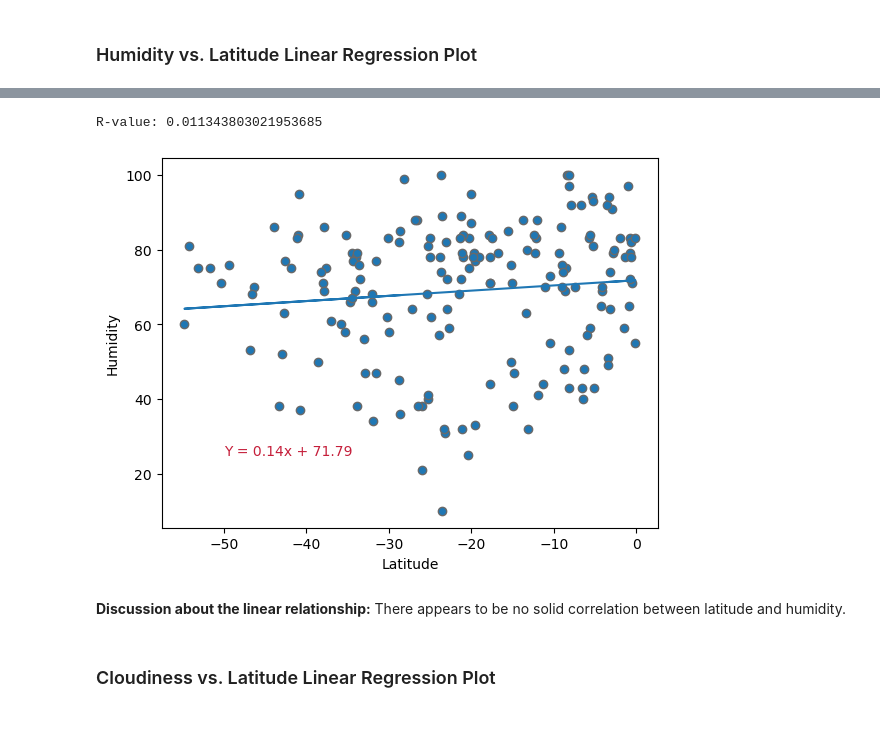
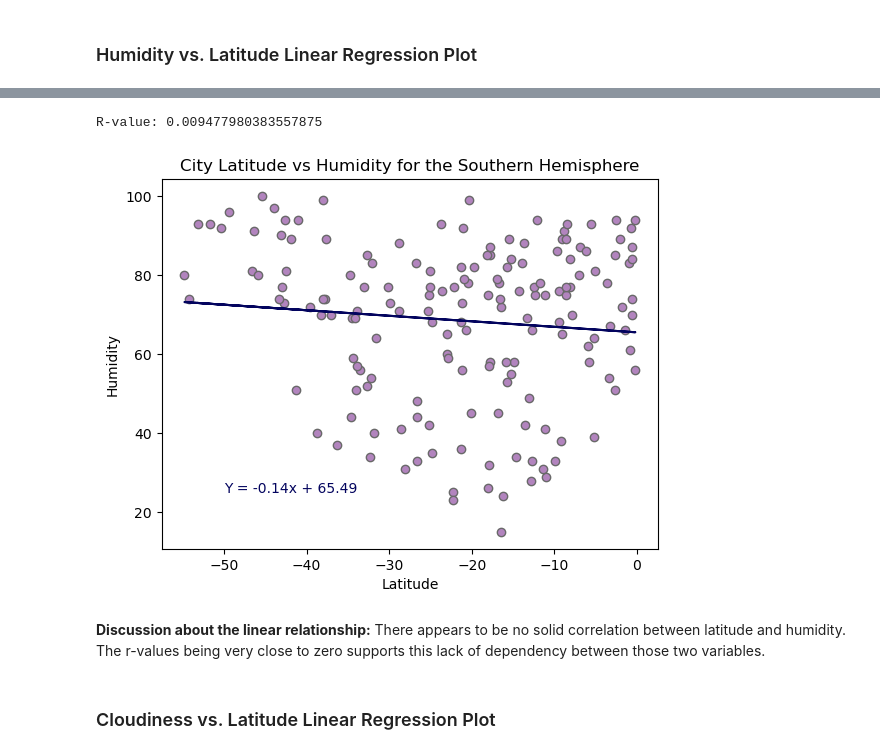
Before and after one commit to RedRajah13/dabc_challenge_6.api, a Jupyter notebook: WeatherPy_hw.ipynb, the cells around one changed output, grey strips where cells are left out. Saved outputs shown, nothing was run; the diff lists cells and outputs as text; code cells hidden in the pictures; blank space fills up the shorter version.

```diff
--- a/WeatherPy_hw.ipynb
+++ b/WeatherPy_hw.ipynb
@@ -341,11 +341,12 @@ def linear_regression(x_values, y_values, title, y_label, eq_coord):
     regression_values = slope * x_values + intercept
     line_eq = "Y = " + str(round(slope,2)) + "x + " + str(round(intercept,2))
 
-    plt.scatter(x_values, y_values, edgecolor='#696969')
-    plt.plot(x_values, regression_values)
-    plt.annotate(line_eq, eq_coord, color="#C51E3A")
+    plt.scatter(x_values, y_values, edgecolor='#696969', facecolor=facecolor)
+    plt.plot(x_values, regression_values, "#03045E")
+    plt.annotate(line_eq, eq_coord, color="#03045E")
     plt.xlabel("Latitude")
     plt.ylabel(y_label)
+    plt.title(title)
 
     print(f"R-value: {rvalue**2}")
     plt.show()
@@ -419,16 +423,17 @@ R-value: 0.0013811124740230798
 # %%
 # Southern Hemisphere
 x_values = southern_hemi_df["Lat"]
 y_values = southern_hemi_df["Humidity"]
-title = "City Latitude vs Max Temperature (F)"
+facecolor='#B284BE'
+title = "City Latitude vs Humidity for the Southern Hemisphere"
 eq_coord = (-50, 25)
 
 linear_regression(x_values, y_values, title, "Humidity", eq_coord)
 # %% [output]
-R-value: 0.011343803021953685
+R-value: 0.009477980383557875
-[figure, old version]
+[figure, new version]
 # %% [markdown]
-**Discussion about the linear relationship:** There appears to be no solid correlation between latitude and humidity.
+**Discussion about the linear relationship:** There appears to be no solid correlation between latitude and humidity. The r-values being very close to zero supports this lack of dependency between those two variables.
 # %% [markdown]
 ### Cloudiness vs. Latitude Linear Regression Plot
 # %%
```
Also changed, not shown: parts of 23 cells of this notebook, 5 other files.
